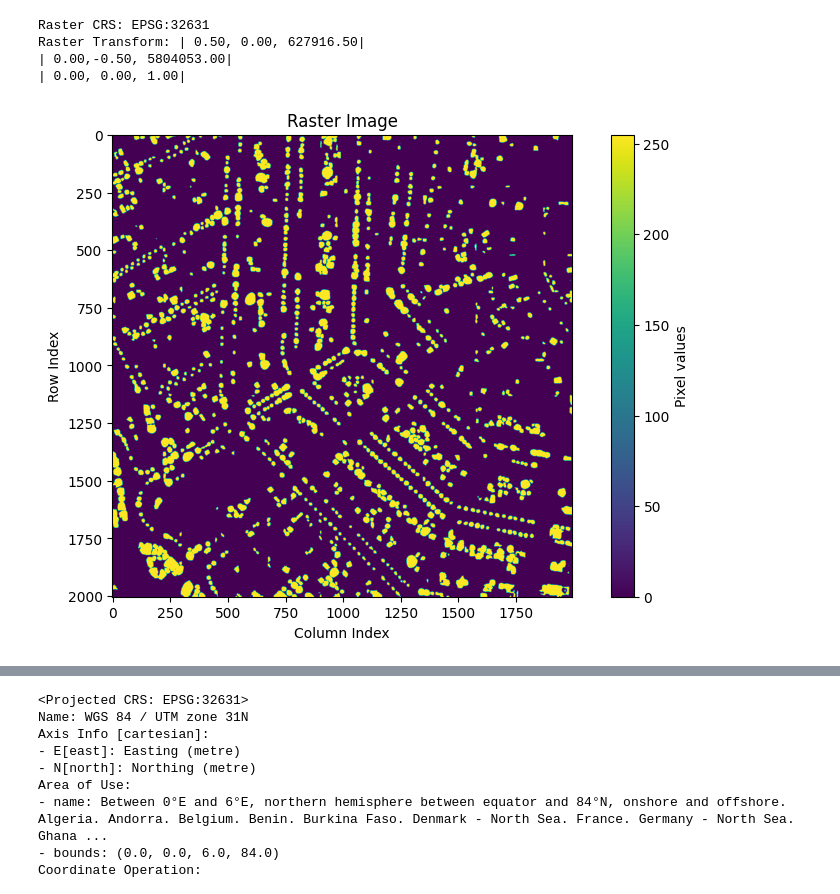
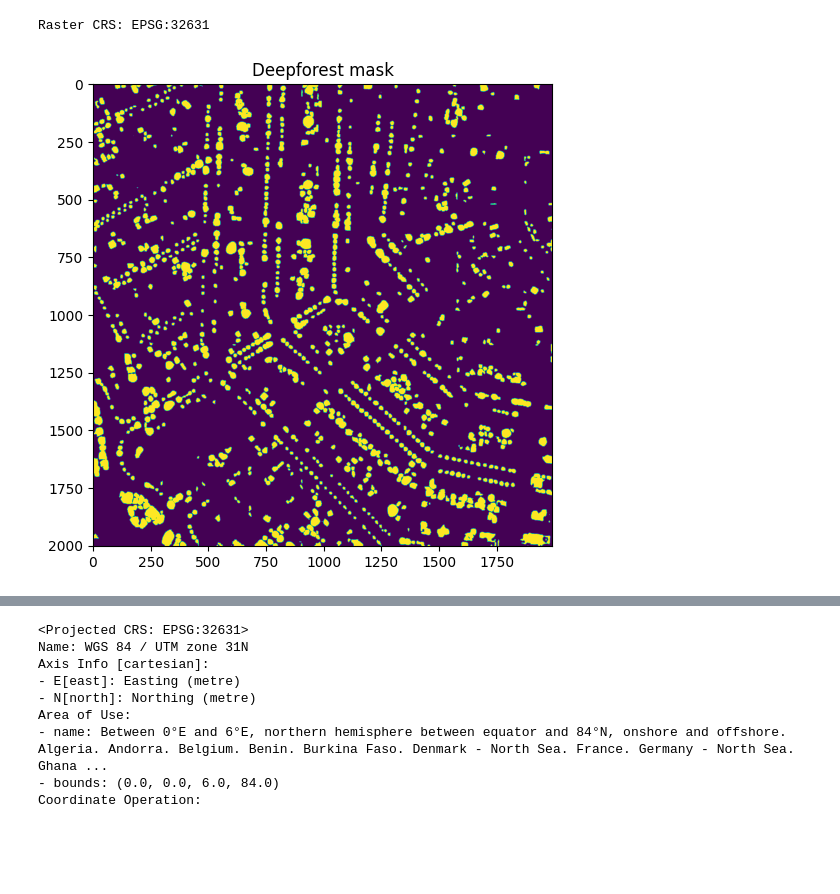
Before and after one commit to lukasbeuster/throwing_shade, a Jupyter notebook: code/verification_test.ipynb, the cells around one changed output, grey strips where cells are left out. Drawn from its saved outputs; the diff is of its cells as text; code cells hidden in the pictures; blank space fills up the shorter version.

```diff
--- a/code/verification_test.ipynb
+++ b/code/verification_test.ipynb
@@ -1,34 +1,27 @@
 # %%
 import rasterio as rio
 from rasterio.crs import CRS
 import matplotlib.pyplot as plt
 
 # Specify the path to your raster file
 raster_path = "/Users/michiel/Documents/code/SCL/images/Lukas/verification.tif"
 
 # Load the raster data
 with rio.open(raster_path) as src:
     # Read the first band (change index if needed)
     raster_bounds = src.bounds
     band1 = src.read(1)
     # Get metadata (optional)
     print(f"Raster CRS: {src.crs}")
-    print(f"Raster Transform: {src.transform}")
 
 # Plotting the raster data
 plt.figure(figsize=(10, 6))
-plt.imshow(band1)  # You can change colormap as needed
-plt.colorbar(label='Pixel values')
-plt.title('Raster Image')
-plt.xlabel('Column Index')
-plt.ylabel('Row Index')
+plt.imshow(band1)
+plt.title('Deepforest mask')
 plt.show()
 # %% [output]
 Raster CRS: EPSG:32631
-Raster Transform: | 0.50, 0.00, 627916.50|
-| 0.00,-0.50, 5804053.00|
-| 0.00, 0.00, 1.00|
-[figure, old version]
+[figure, new version]
 # %%
 import pandas as pd
 import geopandas as gpd
```
